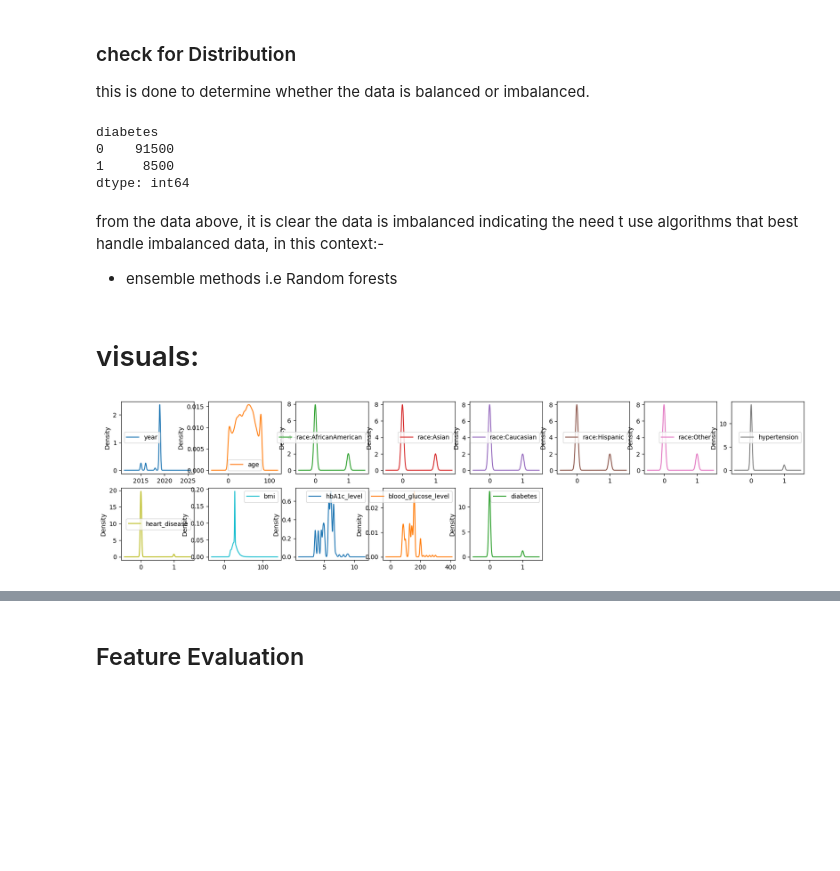
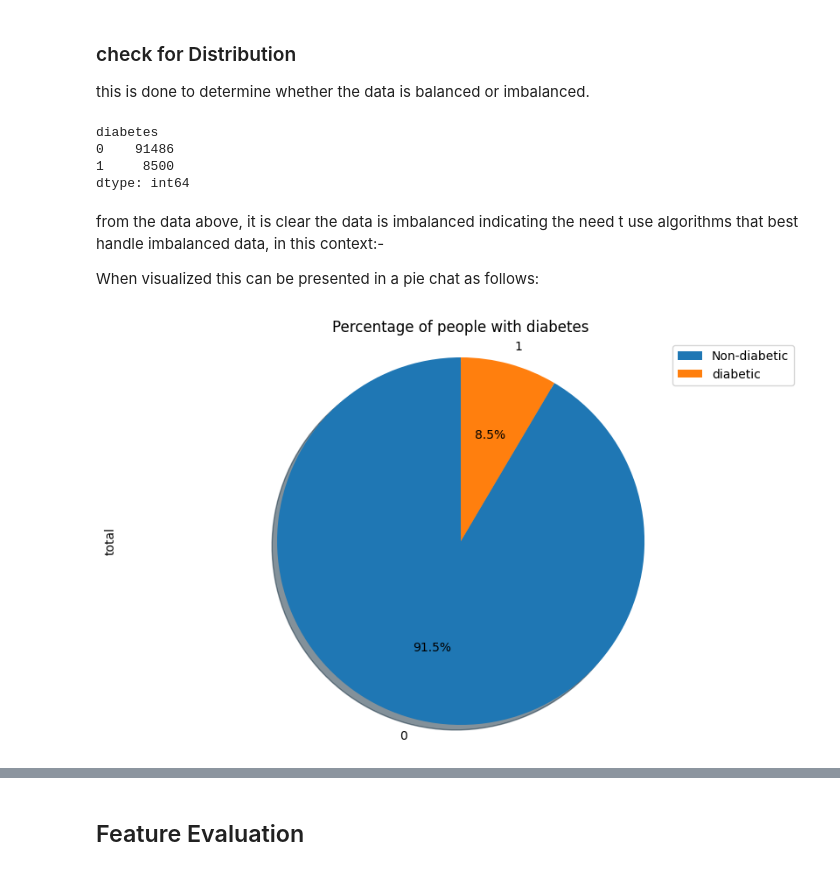
Before and after one commit to Faith-qa/ML---Capstone_projects, a Jupyter notebook: Diabetes-Prediction/main.ipynb, the cells around one changed output, grey strips where cells are left out. Cells and saved outputs as stored; diff of their text form; code cells hidden in the pictures; blank space fills up the shorter version.

```diff
--- a/Diabetes-Prediction/main.ipynb
+++ b/Diabetes-Prediction/main.ipynb
@@ -48,0 +69,6 @@ description
+# %%
+## check for duplicates and drop duplicates
+print(data.duplicated().sum())
+data = data.drop_duplicates()
+print(data.shape)
+data.head()
@@ -54,16 +109,27 @@ class_count = data.groupby('diabetes').size()
 print(class_count)
 # %% [output]
 diabetes
-0    91500
+0    91486
 1     8500
 dtype: int64
 # %% [markdown]
 from the data above, it is clear the data is imbalanced indicating the need t use algorithms that best handle imbalanced data, in this context:-
-- ensemble methods i.e Random forests
+
+When visualized this can be presented in a pie chat as follows:
-# %% [markdown]
-# visuals:
-# %%
-data.plot(kind='density', subplots=True, layout=(8,8), sharex=False, figsize=[20,20])
-plt.show()
-# %% [output]
-[figure, removed]
+# %%
+# visuals:
+df_pie = data.groupby('diabetes')['gender'].count().reset_index().rename(columns={'gender':'total'})
+
+# plot the chat
+df_pie['total'].plot(kind='pie',
+                     figsize=(10,6),
+                     autopct='%1.1f%%',
+                     startangle=90,
+                     shadow=True)
+
+plt.title('Percentage of people with diabetes')
+plt.axis('equal')
+plt.legend(labels=['Non-diabetic', 'diabetic'], loc='upper right')
+plt.show()
+# %% [output]
+[figure, added]
```
Also changed, not shown: parts of 27 cells of this notebook.
